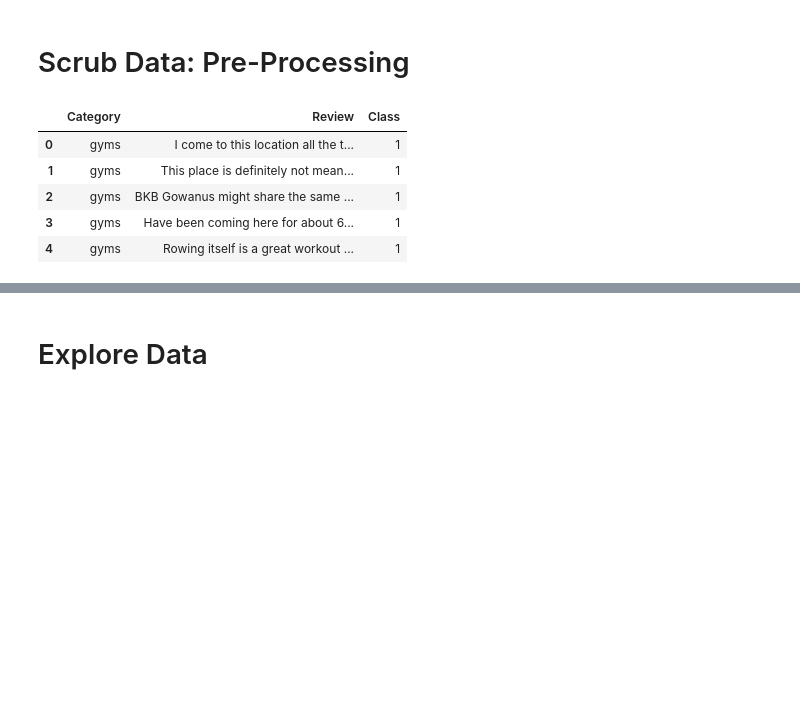
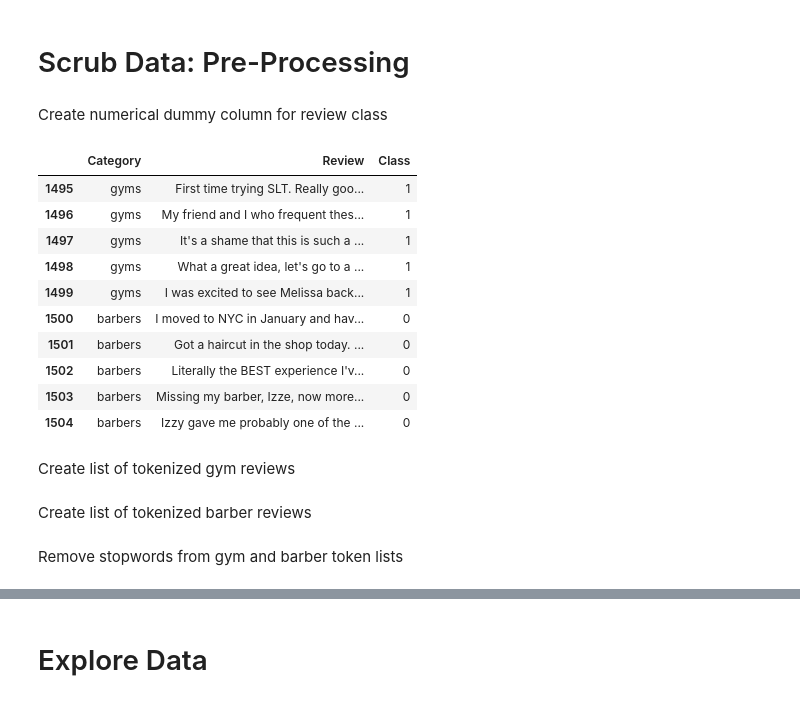
Before and after one commit to blantj/yelp_nlp, a Jupyter notebook: Modeling.ipynb, the cells around one changed output, grey strips where cells are left out. Saved outputs shown, nothing was run; the diff lists cells and outputs as text; code cells hidden in the pictures; blank space fills up the shorter version.

```diff
--- a/Modeling.ipynb
+++ b/Modeling.ipynb
@@ -33,25 +36,38 @@ df.head()
 | 4 | gyms | Rowing itself is a great workout ... |
 # %% [markdown]
 # Scrub Data: Pre-Processing
+# %% [markdown]
+Create numerical dummy column for review class
 # %%
 df['Class'] = pd.get_dummies(df['Category'], drop_first=True)
-df.head()
+df.iloc[1495:1505,:]
 # %% [output]
 |  | Category | Review | Class |
-| 0 | gyms | I come to this location all the t... | 1 |
-| 1 | gyms | This place is definitely not mean... | 1 |
-| 2 | gyms | BKB Gowanus might share the same ... | 1 |
-| 3 | gyms | Have been coming here for about 6... | 1 |
-| 4 | gyms | Rowing itself is a great workout ... | 1 |
+| 1495 | gyms | First time trying SLT. Really goo... | 1 |
+| 1496 | gyms | My friend and I who frequent thes... | 1 |
+| 1497 | gyms | It's a shame that this is such a ... | 1 |
+| 1498 | gyms | What a great idea, let's go to a ... | 1 |
+| 1499 | gyms | I was excited to see Melissa back... | 1 |
+| 1500 | barbers | I moved to NYC in January and hav... | 0 |
+| 1501 | barbers | Got a haircut in the shop today. ... | 0 |
+| 1502 | barbers | Literally the BEST experience I'v... | 0 |
+| 1503 | barbers | Missing my barber, Izze, now more... | 0 |
+| 1504 | barbers | Izzy gave me probably one of the ... | 0 |
+# %% [markdown]
+Create list of tokenized gym reviews
 # %%
 gym_reviews = list(df[df['Class'] == 1]['Review'].values)
 gym_tokens = []
 for review in gym_reviews:
     gym_tokens.extend(nltk.word_tokenize(review))
+# %% [markdown]
+Create list of tokenized barber reviews
 # %%
 barber_reviews = list(df[df['Class'] == 0]['Review'].values)
 barber_tokens = []
 for review in barber_reviews:
     barber_tokens.extend(nltk.word_tokenize(review))
+# %% [markdown]
+Remove stopwords from gym and barber token lists
 # %%
 stop_words = stopwords.words('english')
```
Also changed, not shown: parts of 30 cells of this notebook, 1 other file.
